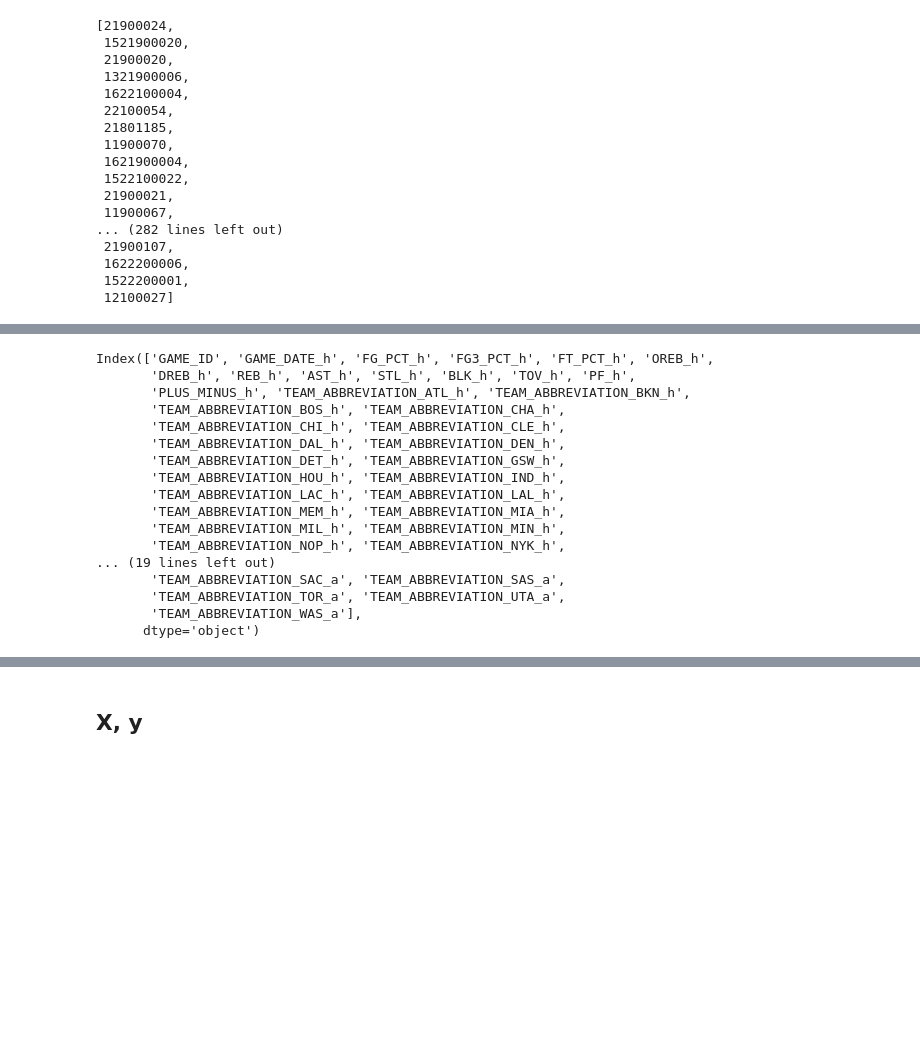
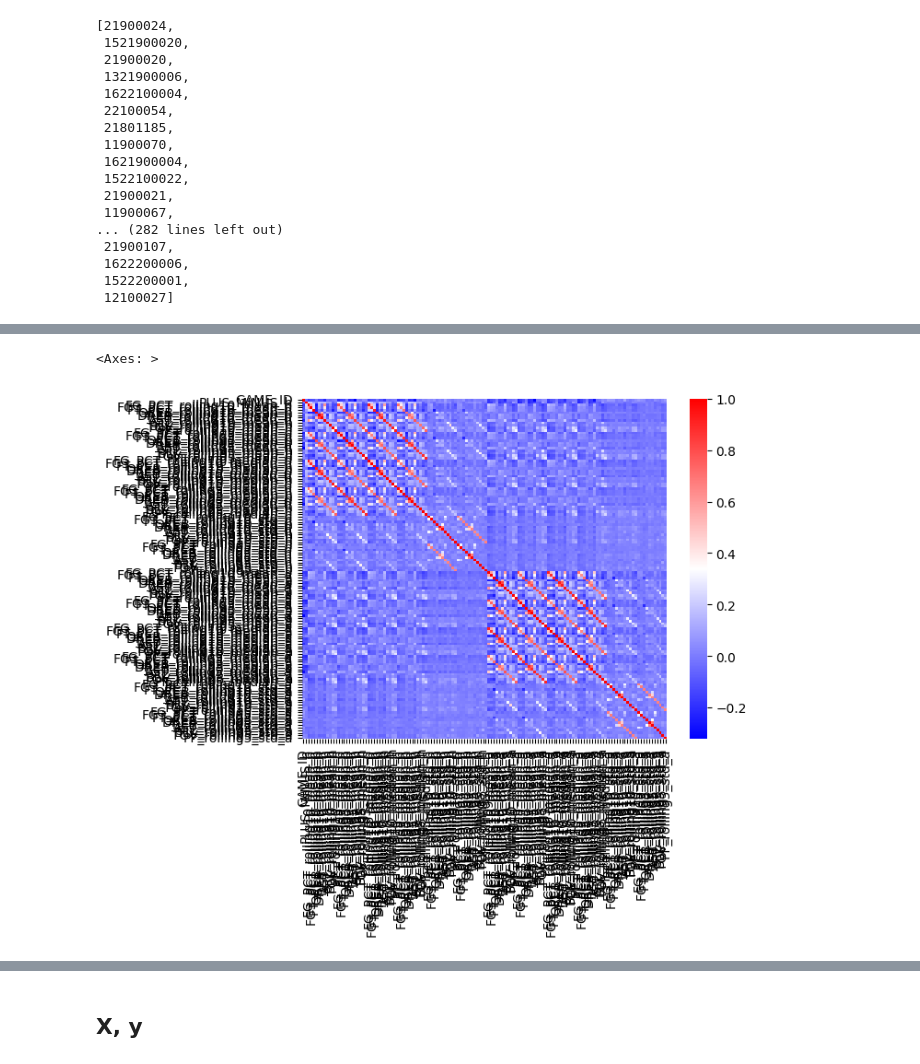
Before and after one commit to alecmatt5/nba_betting_analysis, a Jupyter notebook: backend/notebooks/preprocessing_julia.ipynb, the cells around one changed output, grey strips where cells are left out. Drawn from its saved outputs; the diff is of its cells as text; code cells hidden in the pictures; blank space fills up the shorter version.

```diff
--- a/backend/notebooks/preprocessing_julia.ipynb
+++ b/backend/notebooks/preprocessing_julia.ipynb
@@ -320,20 +352,0 @@ combined_df
-# %%
-combined_df.columns
-# %% [output]
-Index(['GAME_ID', 'GAME_DATE_h', 'FG_PCT_h', 'FG3_PCT_h', 'FT_PCT_h', 'OREB_h',
-       'DREB_h', 'REB_h', 'AST_h', 'STL_h', 'BLK_h', 'TOV_h', 'PF_h',
-       'PLUS_MINUS_h', 'TEAM_ABBREVIATION_ATL_h', 'TEAM_ABBREVIATION_BKN_h',
-       'TEAM_ABBREVIATION_BOS_h', 'TEAM_ABBREVIATION_CHA_h',
-       'TEAM_ABBREVIATION_CHI_h', 'TEAM_ABBREVIATION_CLE_h',
-       'TEAM_ABBREVIATION_DAL_h', 'TEAM_ABBREVIATION_DEN_h',
-       'TEAM_ABBREVIATION_DET_h', 'TEAM_ABBREVIATION_GSW_h',
-       'TEAM_ABBREVIATION_HOU_h', 'TEAM_ABBREVIATION_IND_h',
-       'TEAM_ABBREVIATION_LAC_h', 'TEAM_ABBREVIATION_LAL_h',
-       'TEAM_ABBREVIATION_MEM_h', 'TEAM_ABBREVIATION_MIA_h',
-       'TEAM_ABBREVIATION_MIL_h', 'TEAM_ABBREVIATION_MIN_h',
-       'TEAM_ABBREVIATION_NOP_h', 'TEAM_ABBREVIATION_NYK_h',
-... (19 lines left out)
-       'TEAM_ABBREVIATION_SAC_a', 'TEAM_ABBREVIATION_SAS_a',
-       'TEAM_ABBREVIATION_TOR_a', 'TEAM_ABBREVIATION_UTA_a',
-       'TEAM_ABBREVIATION_WAS_a'],
-      dtype='object')
@@ -339,0 +355,13 @@ Index(['GAME_ID', 'GAME_DATE_h', 'FG_PCT_h', 'FG3_PCT_h', 'FT_PCT_h', 'OREB_h',
+# %%
+combined_df.drop(columns=['PLUS_MINUS_h'])
+
+corr = combined_df.filter(regex='^(?!TEAM_ABBREVIATION)').corr() # Pearson Correlation
+
+# Heatmap
+sns.heatmap(corr,
+        xticklabels=corr.columns,
+        yticklabels=corr.columns,
+        cmap= 'bwr')
+# %% [output]
+<Axes: >
+[figure, added]
```
Also changed, not shown: parts of 41 cells of this notebook, 6 other files.
